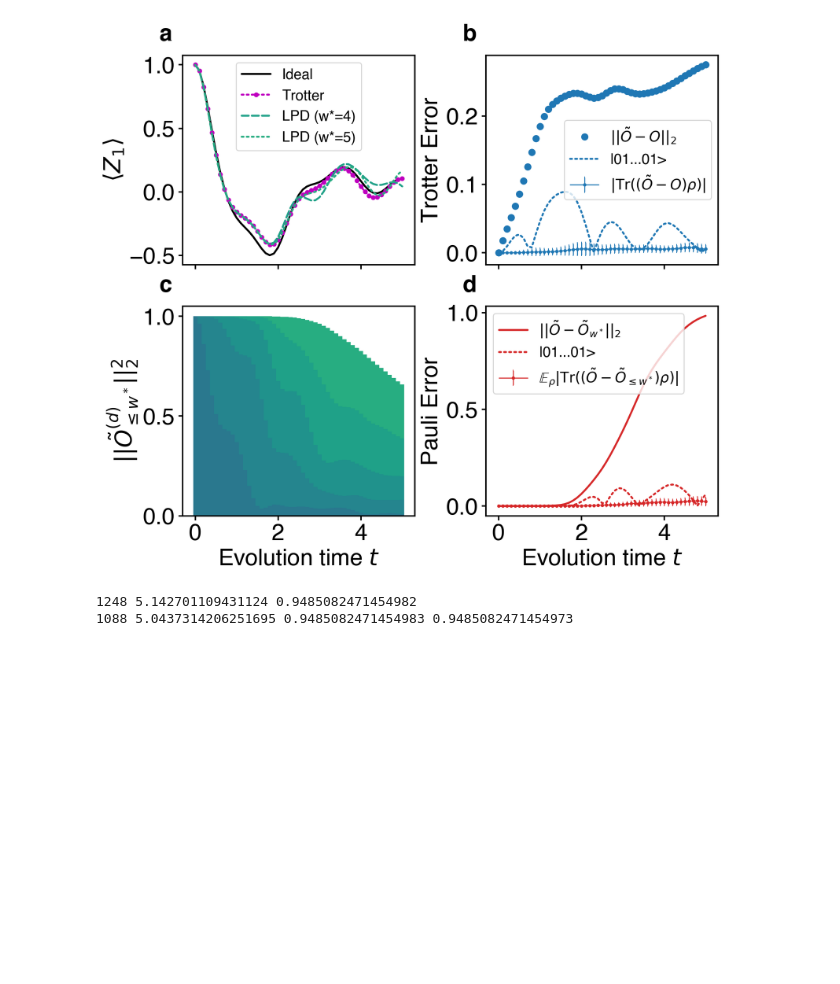
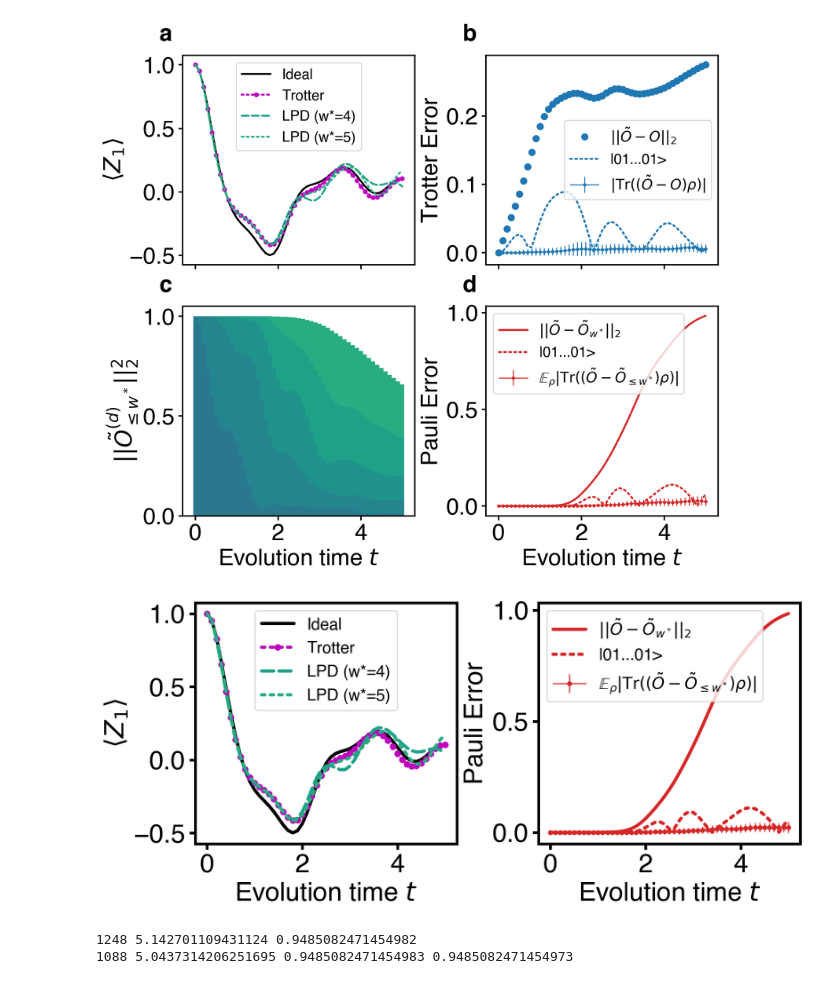
Before and after one commit to Jue-Xu/Pauli-Propagation-Hamiltonian-Expectation, a Jupyter notebook: DynamicsExample.ipynb, the cells around one changed output. Drawn from its saved outputs; the diff is of its cells as text; code cells hidden in the pictures; blank space fills up the shorter version.

```diff
--- a/DynamicsExample.ipynb
+++ b/DynamicsExample.ipynb
@@ -180,6 +178,36 @@ for ax, label in zip(axes.flatten(), ['a', 'b', 'c', 'd']):
 fig.savefig(f'{fig_dir}/LPD_{H_model}_n={n}_t={t}_r={r}_w={w_thres}_{init_state_str[:4]}_2design.pdf', bbox_inches='tight')
 # %% [output]
 [figure]
+# %%
+from quantum_simulation_recipe.plot_config import *
+set_fontsize(linewidth=2.5)
+t_dense_list = np.array(range(len(ideal_expvals))) * t/t_num_dense
+t_list = np.array(range(len(trott_expvals))) * dt
+colors = plt.cm.viridis(np.linspace(0.4, 0.9, n))
+# colors = plt.cm.plasma(np.linspace(0.3, 0.9, n))
+
+fig, axes = plt.subplots(1, 2, figsize=(9, 4), layout='constrained')
+axes[0].plot(t_dense_list, ideal_expvals, '-', label='Ideal', c='k')
+axes[0].plot(t_list, trott_expvals, ':.', label='Trotter', c='m', ms=6)
+axes[0].plot(t_list, res.real, '--', label=f'LPD (w*={w_thres})', c=colors[w_thres-1])
+axes[0].plot(t_list, res1.real, ':', label=f'LPD (w*={w_thres+1})', c=colors[w_thres])
+axes[0].set_xlabel(rf'Evolution time $t$');
+axes[0].set_ylabel(rf'$\langle Z_1 \rangle$')
+axes[0].legend(loc='upper center', fontsize='small', ncol=1)
+# axes[0,0].set_title(rf'{H_model}, n={n}, t={t}, r={r}, init={init_state_str[:2]}')
+
+axes[1].plot(t_list, pauli_diff_fnorm, '-', label=r'$||\tilde{O}-\tilde{O}_{ w^*}||_2$', c='tab:red')
+axes[1].errorbar(t_list, np.array(expvals_pauli_diff).mean(axis=1), yerr=np.array(expvals_pauli_diff).std(axis=1), fmt='.-', label=r'$\mathbb{E}_{\rho}|\text{Tr}((\tilde{O}-\tilde{O}_{\leq w^*})\rho)|$', c='tab:red', capsize=0.5, lw=1, ms=3)
+axes[1].plot(t_list, abs(trott_expvals-res), ':', label=f'|01...01>', c='tab:red')
+axes[1].set_ylabel(rf'Pauli Error'); axes[1].legend(loc='upper left', fontsize='small')
+axes[1].set_xlabel(rf'Evolution time $t$');
+
+# for ax, label in zip(axes.flatten(), ['a', 'b']):
+#     ax.text(-0.10, 1.15, label, transform=ax.transAxes, fontsize=24, va='top', weight='bold')
+
+fig.savefig(f'{fig_dir}/LPD_{H_model}_n={n}_t={t}_r={r}_w={w_thres}_{init_state_str[:4]}_2.pdf', bbox_inches='tight')
+# %% [output]
+[figure, added]
 # %%
 print(sim.observable.size(), log(sim.observable.size(), 4), np.linalg.norm(sim.observable.coeffs)/np.linalg.norm(obs.coeffs))
 # sim.evo_obs
```
Also changed, not shown: parts of 1 cell of this notebook, 6 other files.
